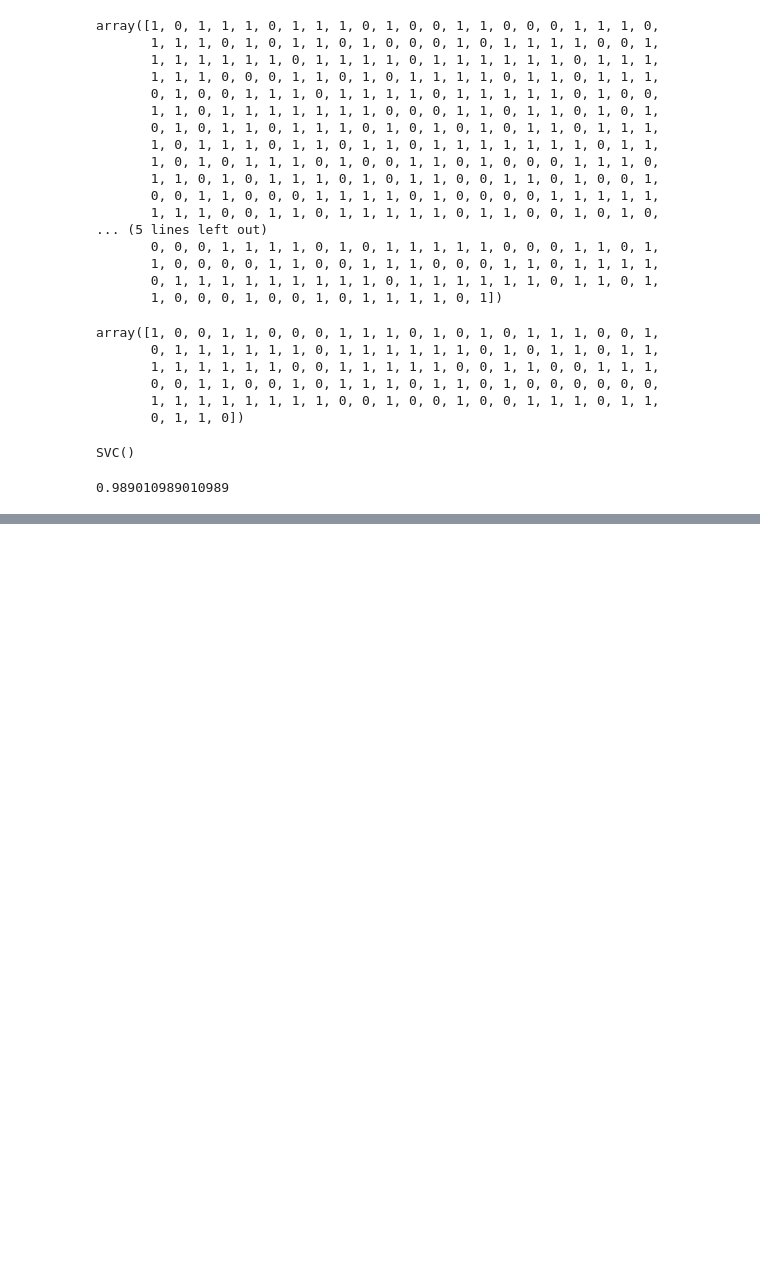
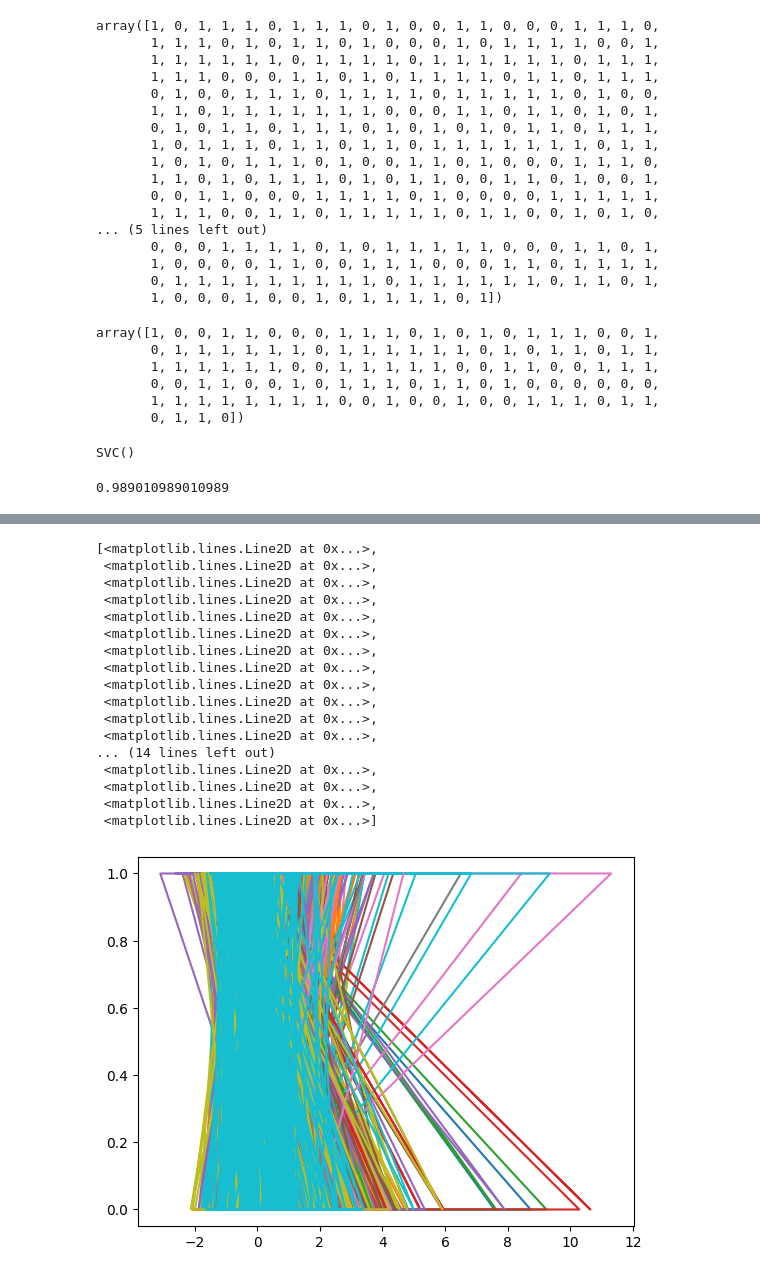
Before and after one commit to ARJUN108-verma/Machine_Learning, a Jupyter notebook: SVM.ipynb, the cells around one changed output, grey strips where cells are left out. Cells and saved outputs as stored; diff of their text form; code cells hidden in the pictures; blank space fills up the shorter version.

```diff
--- a/SVM.ipynb
+++ b/SVM.ipynb
@@ -134,0 +155,22 @@ clf.score(train_sc, y_train)
+# %%
+from matplotlib import pyplot as plt
+plt.plot(train_sc, y_train)
+# %% [output]
+[<matplotlib.lines.Line2D at 0x...>,
+ <matplotlib.lines.Line2D at 0x...>,
+ <matplotlib.lines.Line2D at 0x...>,
+ <matplotlib.lines.Line2D at 0x...>,
+ <matplotlib.lines.Line2D at 0x...>,
+ <matplotlib.lines.Line2D at 0x...>,
+ <matplotlib.lines.Line2D at 0x...>,
+ <matplotlib.lines.Line2D at 0x...>,
+ <matplotlib.lines.Line2D at 0x...>,
+ <matplotlib.lines.Line2D at 0x...>,
+ <matplotlib.lines.Line2D at 0x...>,
+ <matplotlib.lines.Line2D at 0x...>,
+... (14 lines left out)
+ <matplotlib.lines.Line2D at 0x...>,
+ <matplotlib.lines.Line2D at 0x...>,
+ <matplotlib.lines.Line2D at 0x...>,
+ <matplotlib.lines.Line2D at 0x...>]
+[figure, added]
```
Also changed, not shown: parts of 2 cells of this notebook.
